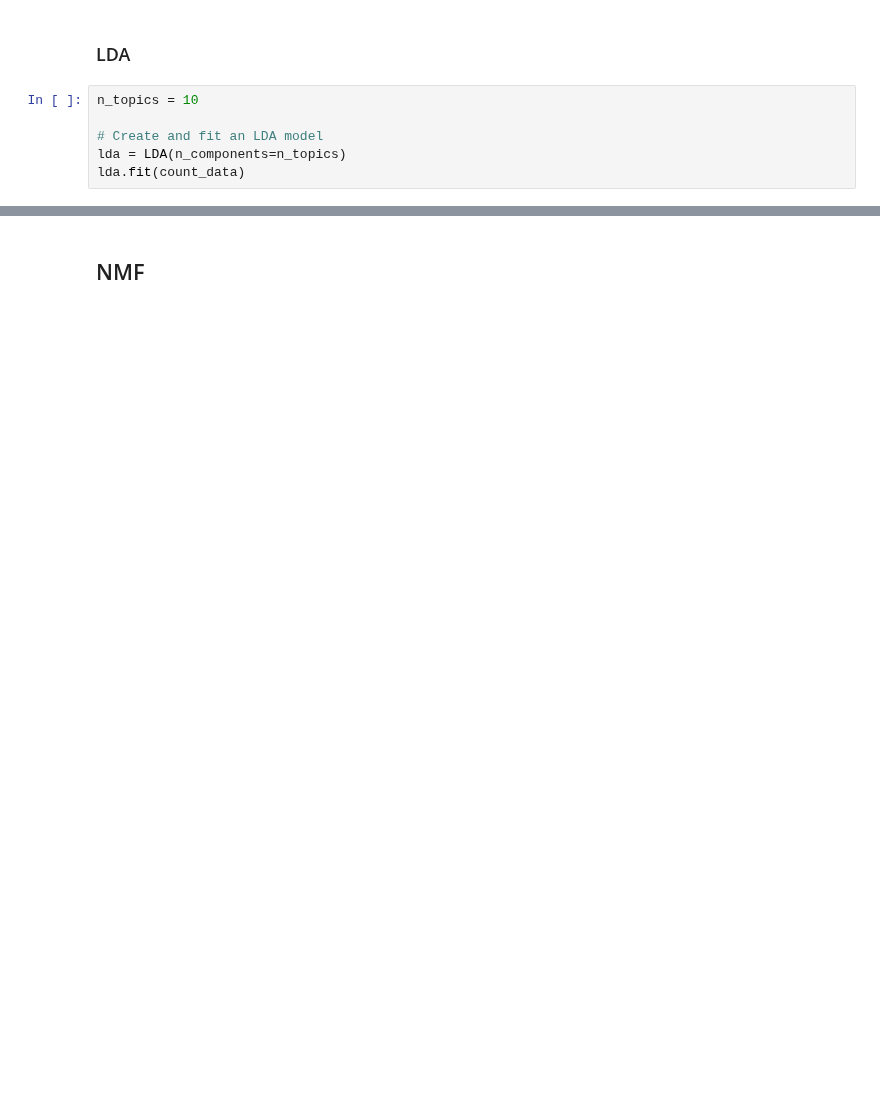
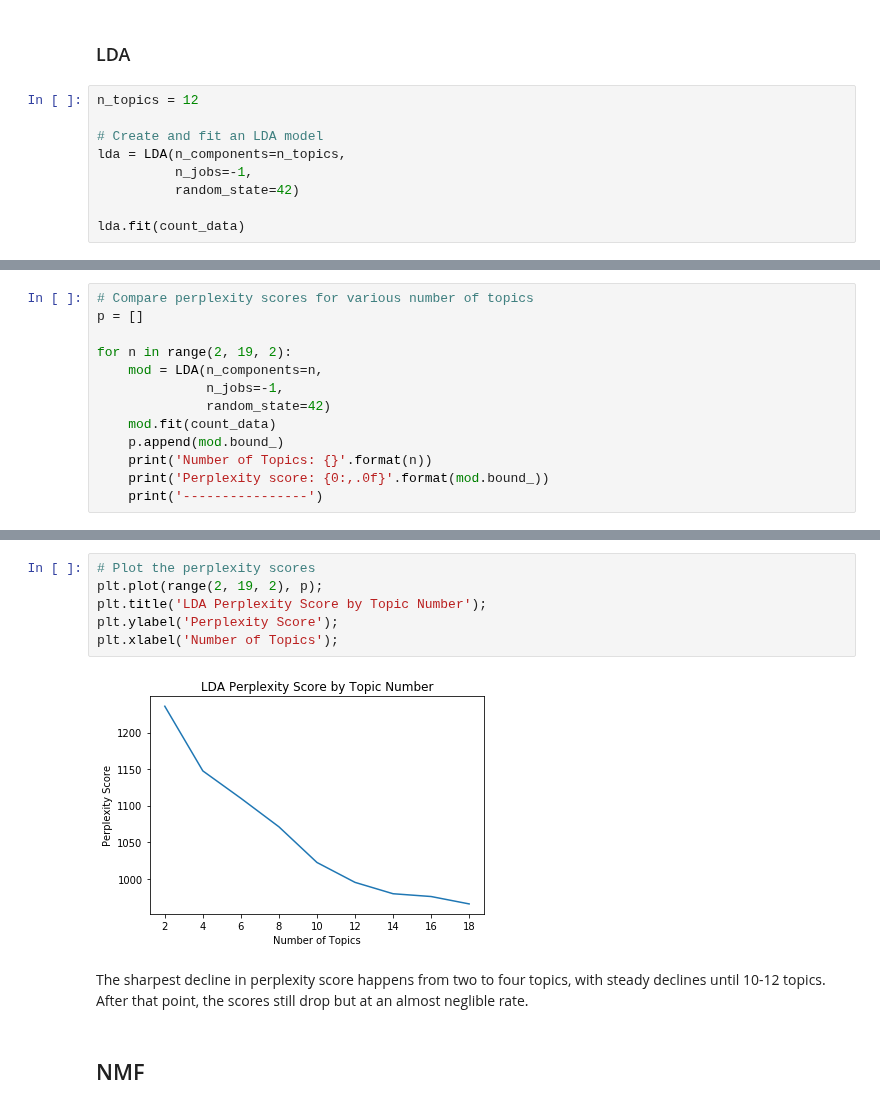
Before and after one commit to Data-Science-for-Conservation/WOTUS_Revision, a Jupyter notebook: WOTUS_analysis.ipynb, the cells around one changed output, grey strips where cells are left out. Cells and saved outputs as stored; diff of their text form; blank space fills up the shorter version.

Commit message:
feat: iterate over n topics to compare LDA perplexity scores

```diff
--- a/WOTUS_analysis.ipynb
+++ b/WOTUS_analysis.ipynb
@@ -187,10 +190,13 @@ show_topics(Vh[:10], vocab)
 # %% [markdown]
 ### LDA
 # %%
-n_topics = 10
+n_topics = 12
 
 # Create and fit an LDA model
-lda = LDA(n_components=n_topics)
+lda = LDA(n_components=n_topics,
+          n_jobs=-1,
+          random_state=42)
+
 lda.fit(count_data)
 # %% [output]
 LatentDirichletAllocation(batch_size=128, doc_topic_prior=None,
@@ -220,0 +232,13 @@ show_topics(lda.components_, vocab)
+# %%
+# Compare perplexity scores for various number of topics
+p = []
+
+for n in range(2, 19, 2):
+    mod = LDA(n_components=n,
+              n_jobs=-1,
+              random_state=42)
+    mod.fit(count_data)
+    p.append(mod.bound_)
+    print('Number of Topics: {}'.format(n))
+    print('Perplexity score: {0:,.0f}'.format(mod.bound_))
+    print('----------------')
@@ -221,3 +263,13 @@ show_topics(lda.components_, vocab)
+# %%
+# Plot the perplexity scores
+plt.plot(range(2, 19, 2), p);
+plt.title('LDA Perplexity Score by Topic Number');
+plt.ylabel('Perplexity Score');
+plt.xlabel('Number of Topics');
+# %% [output]
+[figure, added]
+# %% [markdown]
+The sharpest decline in perplexity score happens from two to four topics, with steady declines until 10-12 topics. After that point, the scores still drop but at an almost neglible rate.
 # %% [markdown]
 ## NMF
 # %%
```
Also changed, not shown: parts of 8 cells of this notebook.
